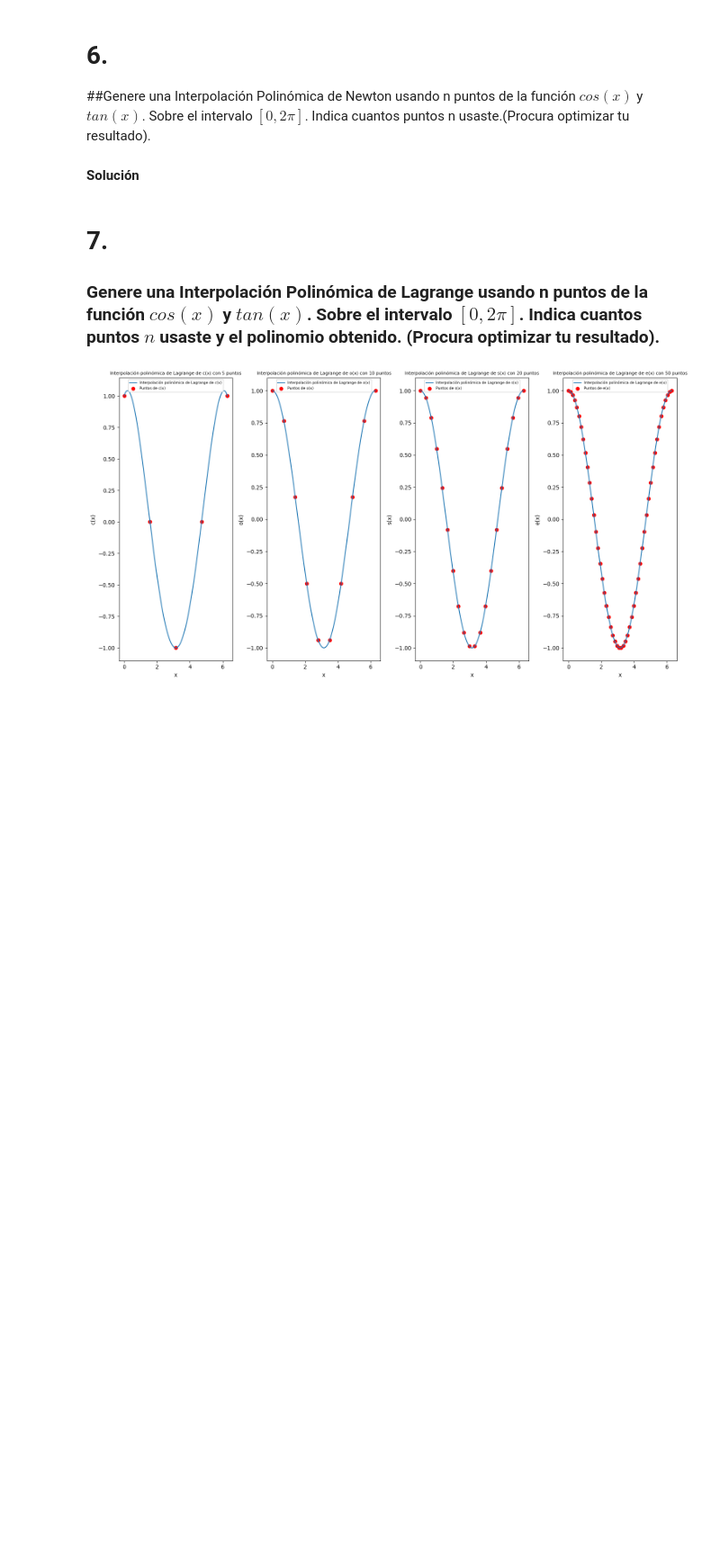
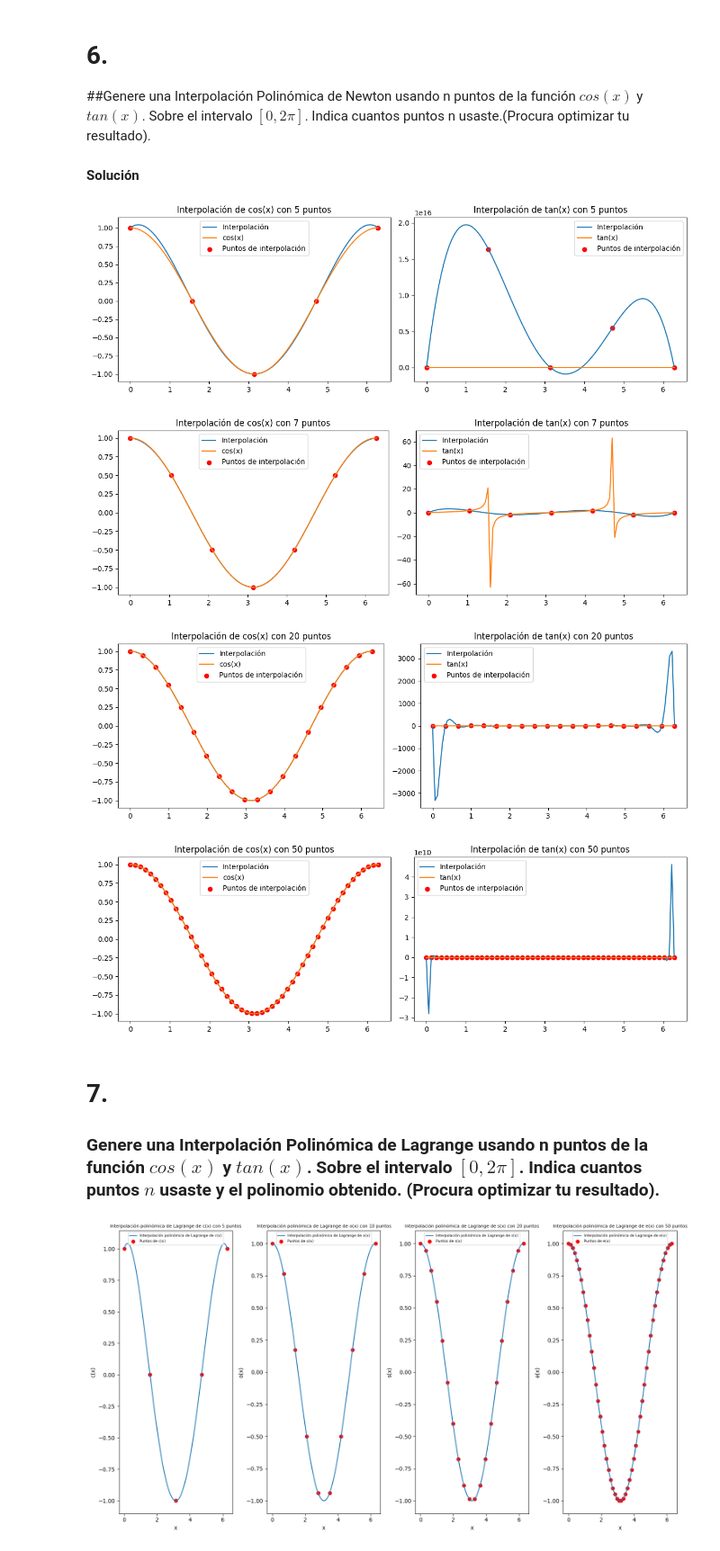
Before and after one commit to CarlosCastanon2099/Reconocimiento-de-Patrones-y-Aprendizaje-Automatizado, a Jupyter notebook: Tareas/Tarea-01/Tarea1_P_ML.ipynb, the cells around one changed output. Shown at 90% size. Cells and saved outputs as stored; diff of their text form; code cells hidden in the pictures; blank space fills up the shorter version.

```diff
--- a/Tareas/Tarea-01/Tarea1_P_ML.ipynb
+++ b/Tareas/Tarea-01/Tarea1_P_ML.ipynb
@@ -414,6 +482,71 @@ graficar_interpolacion(x_valores_tangente, y_valores_tangente, "tangente")
 <marquee style='width: 50%; color: blue; font-size: 40px;'><b>Solución</b></marquee>
 # %% [output]
 Solución
+# %%
+# Definir la función cos(x) y tan(x)
+def f_cos(x):
+    return np.cos(x)
+
+def f_tan(x):
+    return np.tan(x)
+
+# Definir la función para calcular los puntos de interpolación
+def calcular_puntos_interpolacion(funcion, n):
+    x_interpolacion = np.linspace(0, 2 * np.pi, n)
+    y_interpolacion = funcion(x_interpolacion)
+    return x_interpolacion, y_interpolacion
+
+# Definir la función para calcular el polinomio de Newton
+def polinomio_newton(x, y):
+    n = len(x)
+    coeficientes = y.copy()
+    for j in range(1, n):
+        coeficientes[j:] = (coeficientes[j:] - coeficientes[j - 1]) / (x[j:] - x[j - 1])
+    def polinomio(x_eval):
+        resultado = coeficientes[-1]
+        for j in range(n - 2, -1, -1):
+            resultado = resultado * (x_eval - x[j]) + coeficientes[j]
+        return resultado
+    return polinomio
+
+# Número de puntos de interpolación
+n_valores = [5, 7, 20, 50]
+
+# Calcular puntos de interpolación y graficar para cada valor de n
+for n in n_valores:
+    x_cos, y_cos = calcular_puntos_interpolacion(f_cos, n)
+    x_tan, y_tan = calcular_puntos_interpolacion(f_tan, n)
+
+    polinomio_cos = polinomio_newton(x_cos, y_cos)
+    polinomio_tan = polinomio_newton(x_tan, y_tan)
+
+    x_eval = np.linspace(0, 2 * np.pi, 100)
+    y_eval_cos = polinomio_cos(x_eval)
+    y_eval_tan = polinomio_tan(x_eval)
+
+    plt.figure(figsize=(12, 4))
+
+    plt.subplot(1, 2, 1)
+    plt.title(f'Interpolación de cos(x) con {n} puntos')
+    plt.plot(x_eval, y_eval_cos, label='Interpolación')
+    plt.plot(x_eval, f_cos(x_eval), label='cos(x)')
+    plt.scatter(x_cos, y_cos, color='red', label='Puntos de interpolación')
+    plt.legend()
+
+    plt.subplot(1, 2, 2)
+    plt.title(f'Interpolación de tan(x) con {n} puntos')
+    plt.plot(x_eval, y_eval_tan, label='Interpolación')
+    plt.plot(x_eval, f_tan(x_eval), label='tan(x)')
+    plt.scatter(x_tan, y_tan, color='red', label='Puntos de interpolación')
+    plt.legend()
+
+    plt.tight_layout()
+    plt.show()
+# %% [output]
+[figure, added]
+[figure, added]
+[figure, added]
+[figure, added]
 # %% [markdown]
 # 7.
 
```
Also changed, not shown: parts of 5 cells of this notebook.
